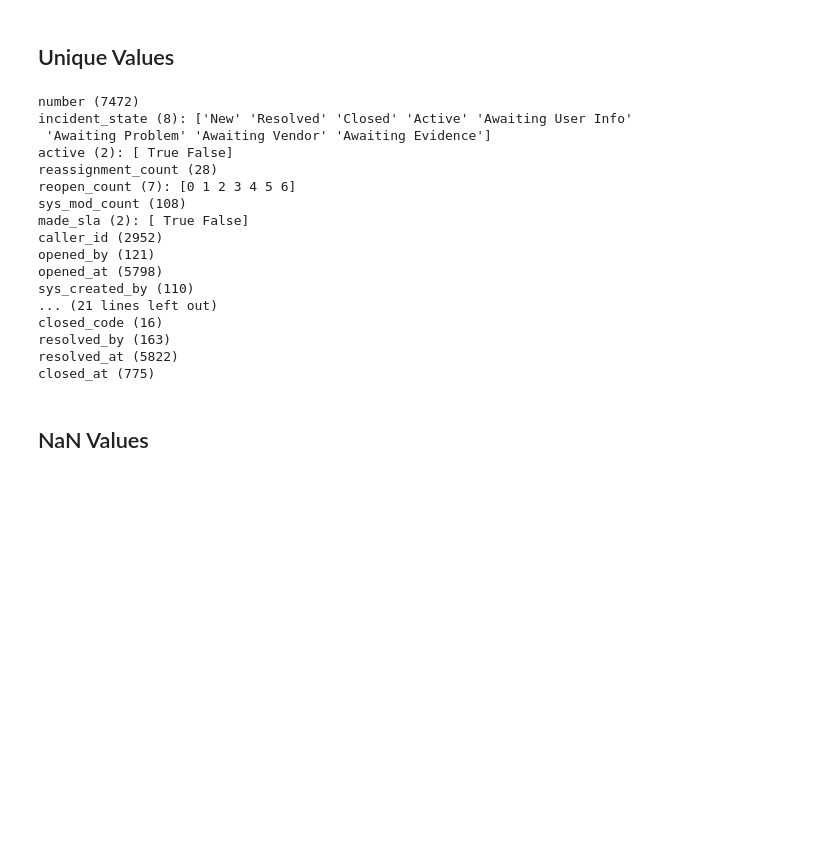
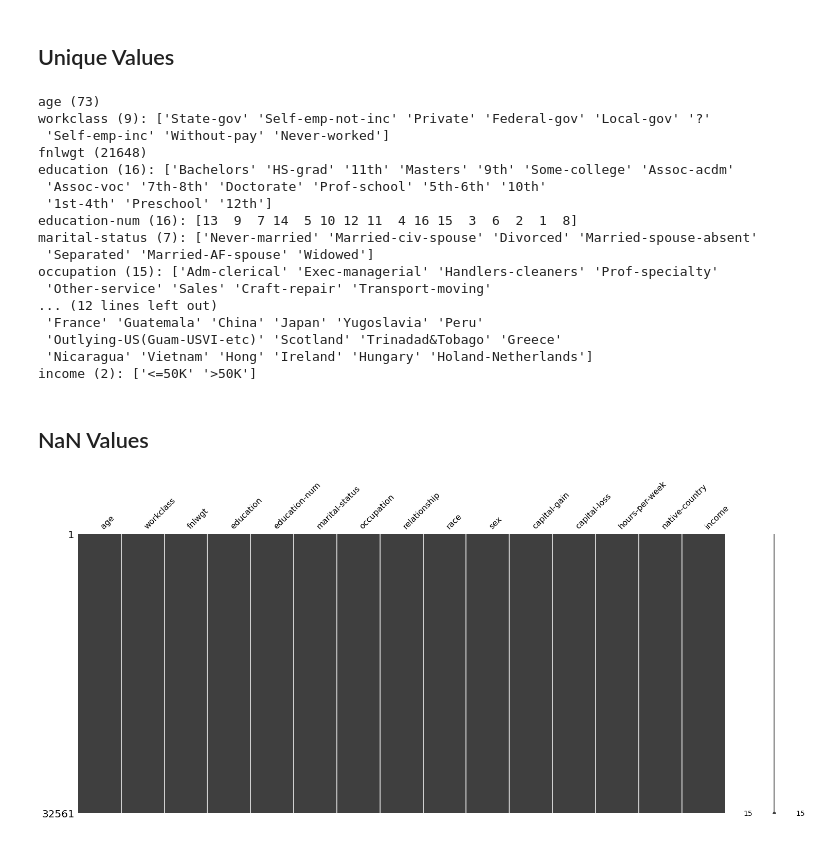
Before and after one commit to sesise0307/pydata2021-eda, a Jupyter notebook: notebook/2_Data_Loading_and_Preprocessing.ipynb, the cells around one changed output. Drawn from its saved outputs; the diff is of its cells as text; code cells hidden in the pictures; blank space fills up the shorter version.

```diff
--- a/notebook/2_Data_Loading_and_Preprocessing.ipynb
+++ b/notebook/2_Data_Loading_and_Preprocessing.ipynb
@@ -142,27 +185,33 @@ memory usage: 12.4+ MB
 for column in df.columns:
     n_unique = df[column].nunique()
 
-    if df[column].nunique() < 10:
+    if df[column].nunique() < 50:
         print(f'{column} ({n_unique}): {df[column].unique()}')
     else:
         print(f'{column} ({n_unique})')
 # %% [output]
-number (7472)
-incident_state (8): ['New' 'Resolved' 'Closed' 'Active' 'Awaiting User Info'
- 'Awaiting Problem' 'Awaiting Vendor' 'Awaiting Evidence']
-active (2): [ True False]
-reassignment_count (28)
-reopen_count (7): [0 1 2 3 4 5 6]
-sys_mod_count (108)
-made_sla (2): [ True False]
-caller_id (2952)
-opened_by (121)
-opened_at (5798)
-sys_created_by (110)
-... (21 lines left out)
-closed_code (16)
-resolved_by (163)
-resolved_at (5822)
-closed_at (775)
+age (73)
+workclass (9): ['State-gov' 'Self-emp-not-inc' 'Private' 'Federal-gov' 'Local-gov' '?'
+ 'Self-emp-inc' 'Without-pay' 'Never-worked']
+fnlwgt (21648)
+education (16): ['Bachelors' 'HS-grad' '11th' 'Masters' '9th' 'Some-college' 'Assoc-acdm'
+ 'Assoc-voc' '7th-8th' 'Doctorate' 'Prof-school' '5th-6th' '10th'
+ '1st-4th' 'Preschool' '12th']
+education-num (16): [13  9  7 14  5 10 12 11  4 16 15  3  6  2  1  8]
+marital-status (7): ['Never-married' 'Married-civ-spouse' 'Divorced' 'Married-spouse-absent'
+ 'Separated' 'Married-AF-spouse' 'Widowed']
+occupation (15): ['Adm-clerical' 'Exec-managerial' 'Handlers-cleaners' 'Prof-specialty'
+ 'Other-service' 'Sales' 'Craft-repair' 'Transport-moving'
+... (12 lines left out)
+ 'France' 'Guatemala' 'China' 'Japan' 'Yugoslavia' 'Peru'
+ 'Outlying-US(Guam-USVI-etc)' 'Scotland' 'Trinadad&Tobago' 'Greece'
+ 'Nicaragua' 'Vietnam' 'Hong' 'Ireland' 'Hungary' 'Holand-Netherlands']
+income (2): ['<=50K' '>50K']
 # %% [markdown]
 ## NaN Values
+# %%
+import missingno as msno
+
+msno.matrix(df);
+# %% [output]
+[figure, added]
```
Also changed, not shown: parts of 53 cells of this notebook, 12 other files.
